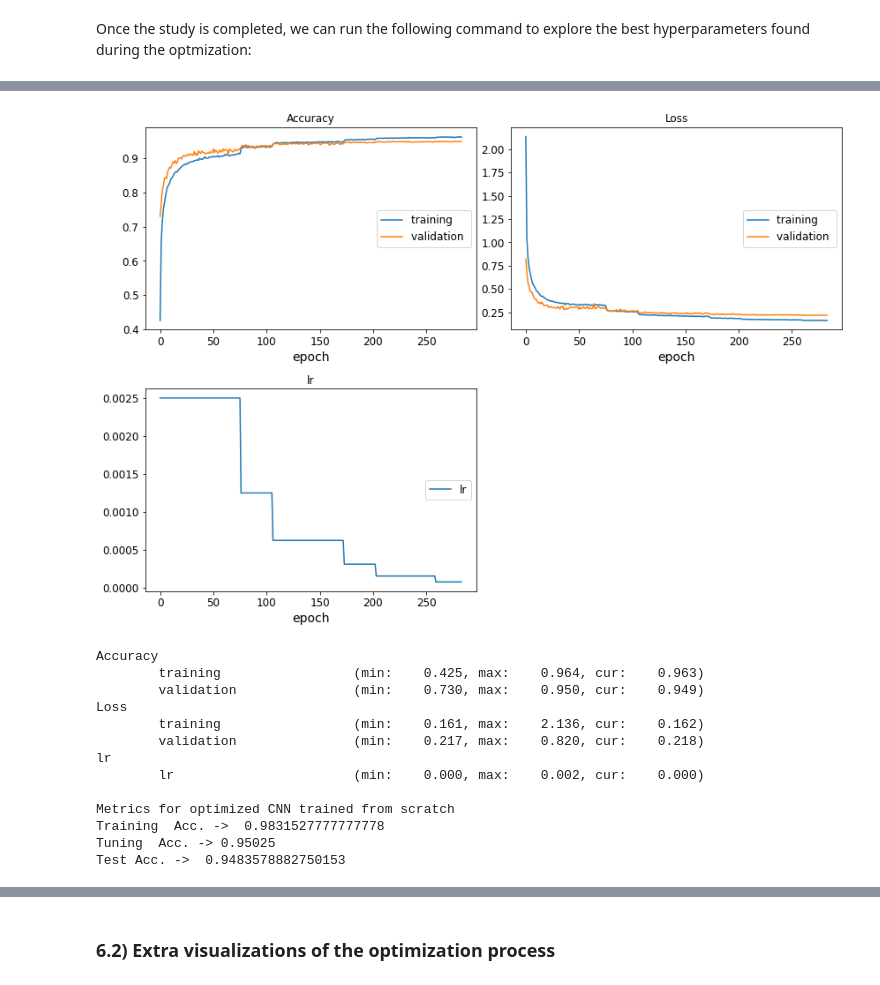
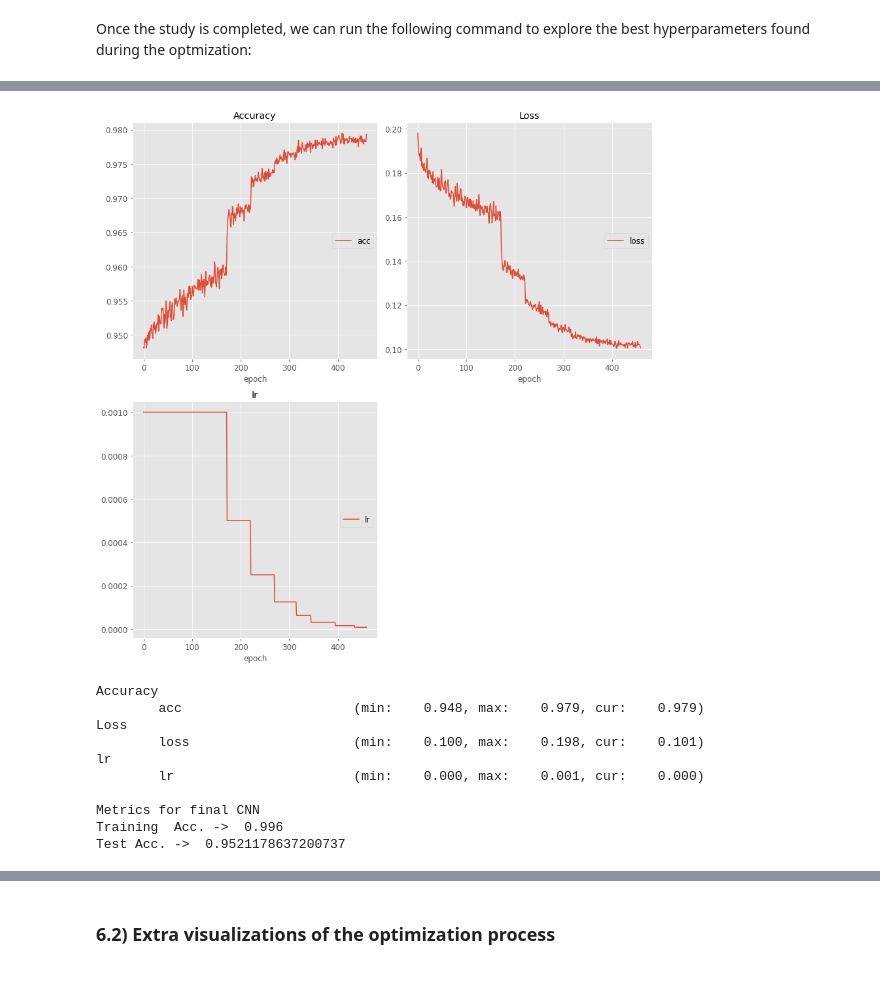
Before and after one commit to dario-passos/DeepLearning_for_VIS-NIR_Spectra, a Jupyter notebook: notebooks/Tutorial_on_DL_optimization/optimization_tutorial_classification.ipynb, the cells around one changed output, grey strips where cells are left out. Saved outputs shown, nothing was run; the diff lists cells and outputs as text; code cells hidden in the pictures.

```diff
--- a/notebooks/Tutorial_on_DL_optimization/optimization_tutorial_classification.ipynb
+++ b/notebooks/Tutorial_on_DL_optimization/optimization_tutorial_classification.ipynb
@@ -612,15 +646,15 @@ samples_SpecClass_scaled_col = x_extval_scaled_col[[2485,6411,13117,18087,24678]
 # %% [markdown]
 Convert labels classes to one-hot format (e.g. 0 -> [1,0,0,0,0,0,...], 1 -> [0,1,0,0,0,0,0,...])
 # %%
-y_train = to_categorical(cal_labels, num_classes=30)
-y_val = to_categorical(val_labels, num_classes=30)
+y_cal = to_categorical(cal_labels, num_classes=30)
+y_tuning = to_categorical(val_labels, num_classes=30)
 y_test = to_categorical(pre_labels, num_classes=30)
 
 # mean_labels_hot = to_categorical(mean_labels, num_classes=30)
 samples_Labels_hot = to_categorical(samples_Labels, num_classes=30)
 
 ## Show data sets sizes
-print('Train set: ', len(y_train))
-print('Validation set: ', len(y_val))
+print('Calibration set: ', len(y_cal))
+print('Tuning set: ', len(y_tuning))
 print('Test set: ', len(y_test))
 # %% [output]
@@ -1307,0 +1289,9 @@ weighted avg       0.95      0.95      0.95     39096
+# %%
+## Concatenate the calibration and tuning sets into a single train set
+x_train_scaled_col = np.concatenate([x_cal_scaled_col, x_tuning_scaled_col], axis=0)
+y_train = np.concatenate([y_cal, y_tuning], axis=0)
+train_labels = np.concatenate([cal_labels, val_labels], axis=0)
+## print the dimensions of the new aggretated train set to make sure that the concatenation is done in
+## the right axis.
+print(np.shape(x_train_scaled_col))
+print(np.shape(y_train))
@@ -1308,50 +1311,59 @@ weighted avg       0.95      0.95      0.95     39096
 # %%
+## Clear clutter from previous session
+keras.backend.clear_session()
+
+
+#######  Callbacks #########
+early_stop = keras.callbacks.EarlyStopping(monitor='acc', min_delta=1e-4, patience=50, mode='auto', restore_best_weights=True)
+## Note that the min_lr in rdlr is the one found in the LRFinder test
+
+rdlr = ReduceLROnPlateau(patience=25, factor=0.5, min_lr=1e-7, monitor='acc', verbose=1)
+
 ## Create new model with optmized hyperparamters
-model_new = create_model(4, [310,456,250,282], 3, [0.035,0.135,0.405,0.28], 3e-05)
+model_new = create_model(5, [360,350,132,442,334], 3, [0.555,0.165,0.13,0.46,0.085], 1e-05)
 
-## Compile the model using the LRmax for the LR in Adam()
-model_new.compile(optimizer=tf.keras.optimizers.Adam(learning_rate=0.0025),
+## Load the weights of the best pre-trained model for initialization
+model_new.load_weights('classification_models\ClassStudy0_trial=454.h5')
+
+## Compile the model using an LR less than half of the LRmax in Adam()
+model_new.compile(optimizer=tf.keras.optimizers.Adam(learning_rate=0.001),
               loss="categorical_crossentropy", metrics=["acc"])
 
+MODEL_NAME='final_classification_model.h5'
+checkpointer = ModelCheckpoint(filepath=MODEL_NAME, monitor='loss', verbose=1, save_best_only=True)
+
 ## Train new model using optimal batch size. Extend the epochs a bit to see if results improve
-history = model_new.fit(x_train_scaled_col, y_train, batch_size=832, epochs=550, \
-          validation_data=(x_tuning_scaled_col, y_val),\
-          callbacks=[rdlr, early_stop, PlotLossesKerasTF() ], verbose=0)
+history_new = model_new.fit(x_train_scaled_col, y_train, batch_size=896, epochs=600, \
+          callbacks=[rdlr, checkpointer, early_stop, PlotLossesKerasTF() ], verbose=0)
 
 
-## Make predictions on the train, tuning and test sets
-pred_cal_new = model_new.predict(x_train_scaled_col)
-pred_val_new = model_new.predict(x_tuning_scaled_col)
-pred_test_new = model_new.predict(x_extval_scaled_col)
+## Make predictions on the train, test sets
+pred_train_new = model_new.predict(x_train_scaled_col)
+pred_test_new = model_new.predict(x_test_scaled_col)
 
+train_Yhat_new = np.argmax(pred_train_new,axis = 1)
 test_Yhat_new = np.argmax(pred_test_new,axis = 1)
-cal_Yhat_new = np.argmax(pred_cal_new,axis = 1)
-val_Yhat_new = np.argmax(pred_val_new,axis = 1)
+
 
 ## Compute accuracies
+TrainAcc_new = accuracy_score(train_labels, train_Yhat_new)
 TestAcc_new = accuracy_score(pre_labels, test_Yhat_new)
-CalAcc_new = accuracy_score(cal_labels, cal_Yhat_new)
-ValAcc_new = accuracy_score(val_labels, val_Yhat_new)
 
-print('\nMetrics for optimized CNN trained from scratch')
-print('Training  Acc. -> ', CalAcc_new)
-print('Tuning  Acc. ->', ValAcc_new)
+print('\nMetrics for final CNN ')
+print('Training  Acc. -> ', TrainAcc_new)
 print('Test Acc. -> ', TestAcc_new)
 # %% [output]
-[figure, old version]
+[figure, new version]
 Accuracy
-        training                 (min:    0.425, max:    0.964, cur:    0.963)
-        validation               (min:    0.730, max:    0.950, cur:    0.949)
+        acc                      (min:    0.948, max:    0.979, cur:    0.979)
 Loss
-        training                 (min:    0.161, max:    2.136, cur:    0.162)
-        validation               (min:    0.217, max:    0.820, cur:    0.218)
+        loss                     (min:    0.100, max:    0.198, cur:    0.101)
 lr
-        lr                       (min:    0.000, max:    0.002, cur:    0.000)
+        lr                       (min:    0.000, max:    0.001, cur:    0.000)
 
-Metrics for optimized CNN trained from scratch
-Training  Acc. ->  0.9831527777777778
-Tuning  Acc. -> 0.95025
-Test Acc. ->  0.9483578882750153
+Metrics for final CNN
+Training  Acc. ->  0.996
+Test Acc. ->  0.9521178637200737
 # %%
 ## If you used Livelossplot, you can skip this. Otherwise we can take a look at the training process by plotting the
 ## models history.
```
Also changed, not shown: parts of 64 cells of this notebook, 54 other files.
